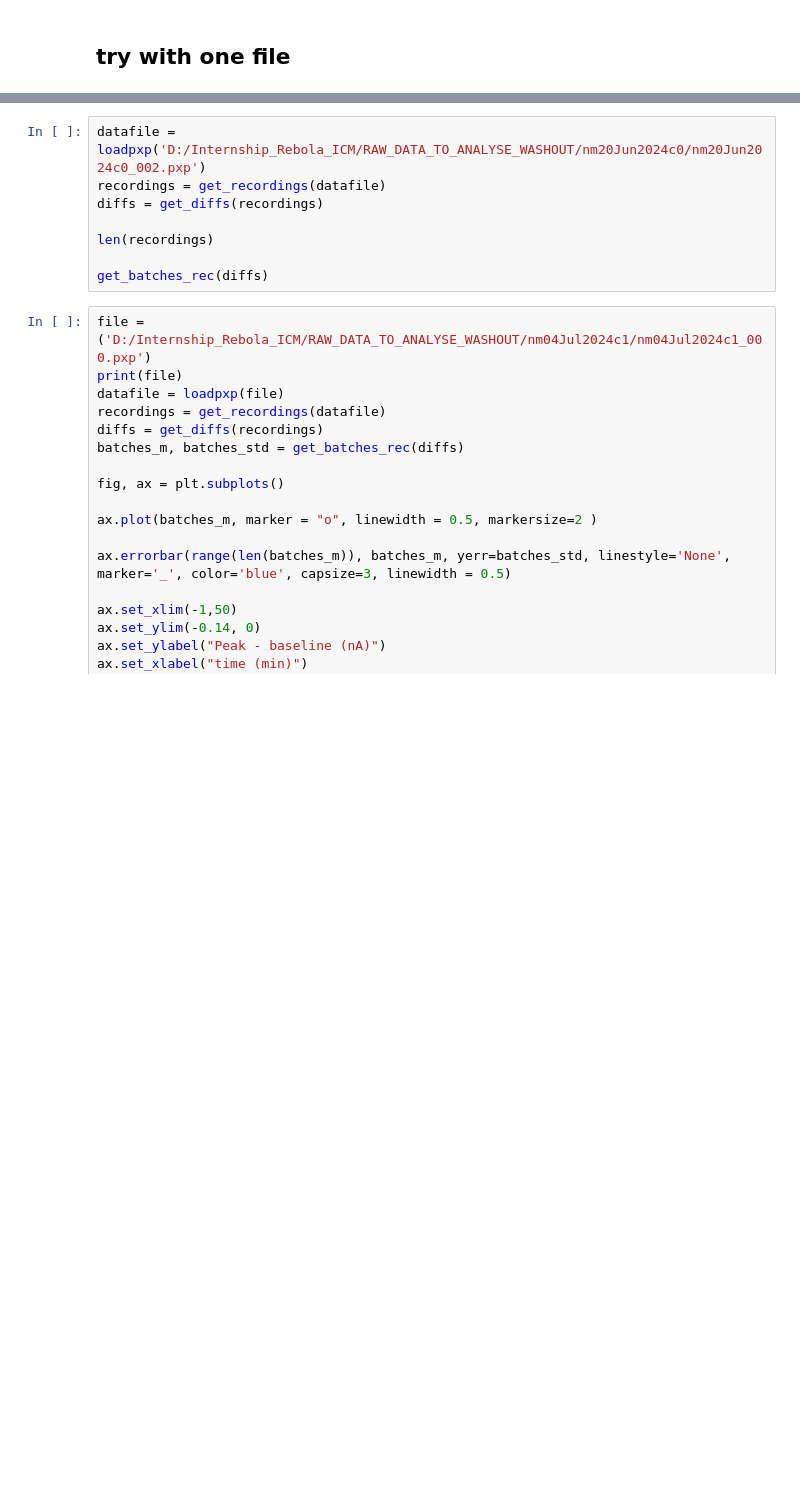
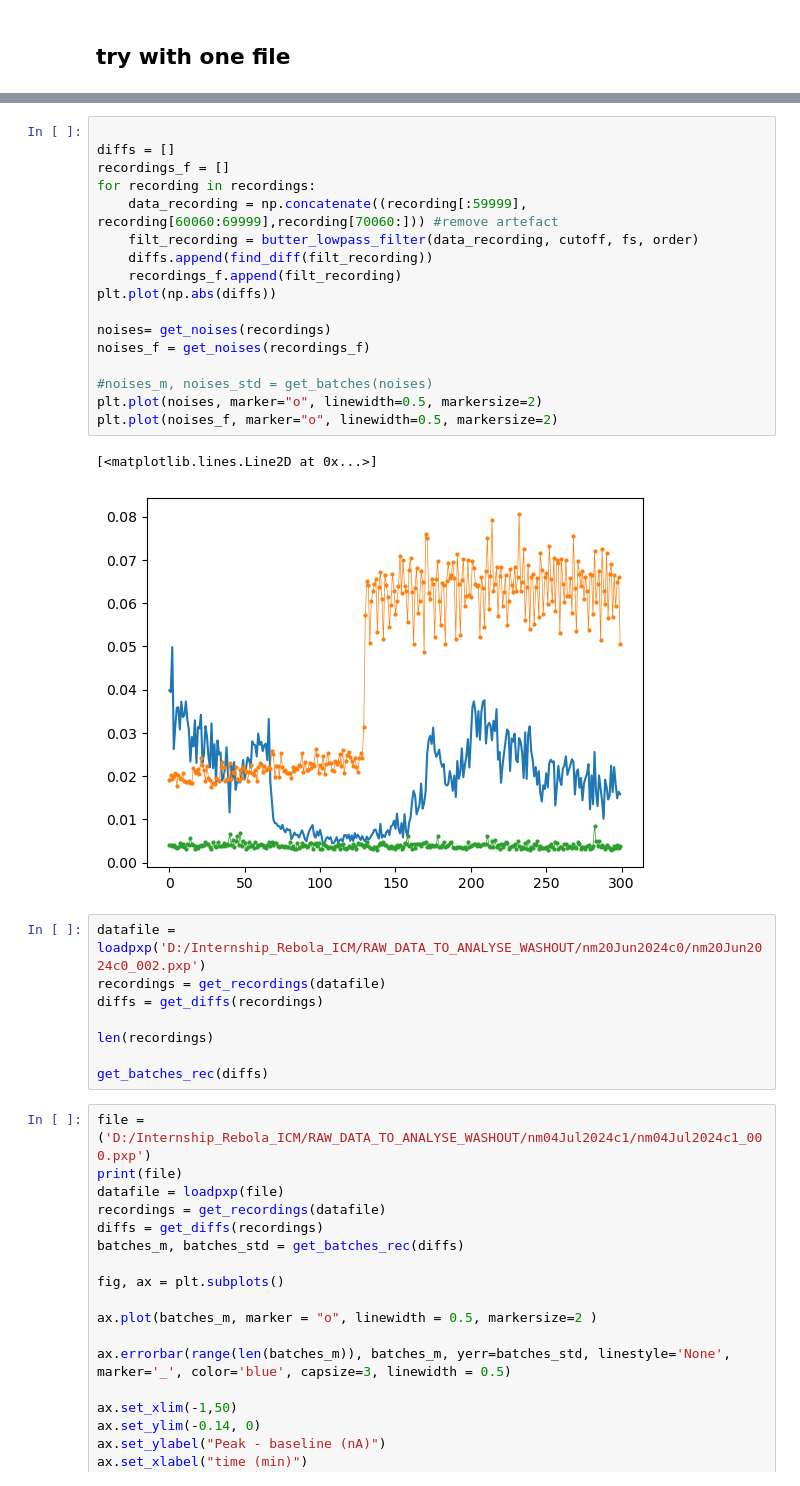
Before and after one commit to LauraGonzalez2000/Intracellular_recording, a Jupyter notebook: src/washout_experiment.ipynb, the cells around one changed output, grey strips where cells are left out. Cells and saved outputs as stored; diff of their text form; blank space fills up the shorter version.

```diff
--- a/src/washout_experiment.ipynb
+++ b/src/washout_experiment.ipynb
@@ -243,3 +285,23 @@ noises [0.005493, 0.0053, 0.005424, 0.005444, 0.005375, 0.005276, 0.00541, 0.005
+# %%
+
+diffs = []
+recordings_f = []
+for recording in recordings:
+    data_recording = np.concatenate((recording[:59999], recording[60060:69999],recording[70060:])) #remove artefact
+    filt_recording = butter_lowpass_filter(data_recording, cutoff, fs, order)
+    diffs.append(find_diff(filt_recording))
+    recordings_f.append(filt_recording)
+plt.plot(np.abs(diffs))
+
+noises= get_noises(recordings)
+noises_f = get_noises(recordings_f)
+
+#noises_m, noises_std = get_batches(noises)
+plt.plot(noises, marker="o", linewidth=0.5, markersize=2)
+plt.plot(noises_f, marker="o", linewidth=0.5, markersize=2)
+# %% [output]
+[<matplotlib.lines.Line2D at 0x...>]
+[figure, added]
 # %%
 datafile = loadpxp('D:/Internship_Rebola_ICM/RAW_DATA_TO_ANALYSE_WASHOUT/nm20Jun2024c0/nm20Jun2024c0_002.pxp')
 recordings = get_recordings(datafile)
```
Also changed, not shown: parts of 5 cells of this notebook, 4 other files.
